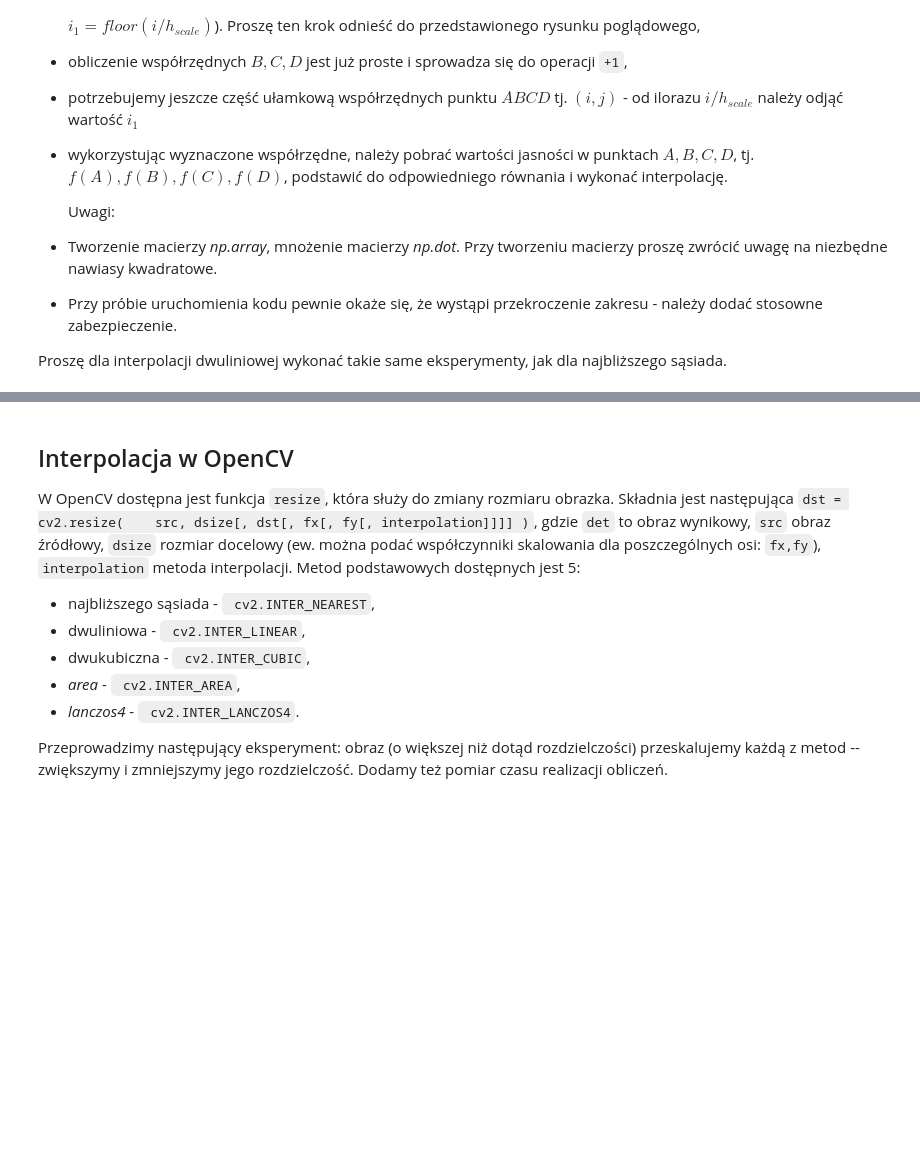
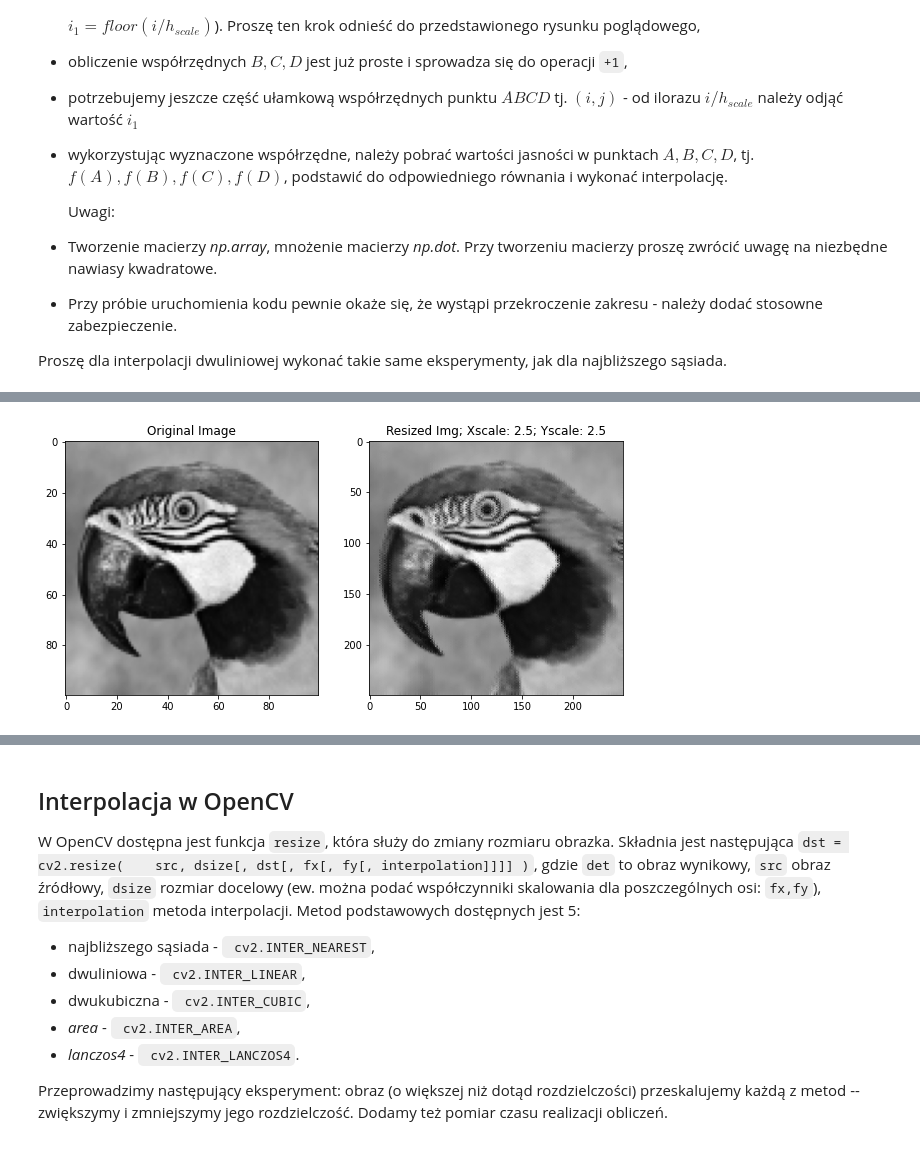
Before and after one commit to djmmatracki/ComputerVision, a Jupyter notebook: Resolution/05_resolution.ipynb, the cells around one changed output, grey strips where cells are left out. Cells and saved outputs as stored; diff of their text form; code cells hidden in the pictures; blank space fills up the shorter version.

```diff
--- a/Resolution/05_resolution.ipynb
+++ b/Resolution/05_resolution.ipynb
@@ -237,0 +298,4 @@ Proszę dla interpolacji dwuliniowej wykonać takie same eksperymenty, jak dla
+# %%
+BilinearInterpolationPlot(I, 2.5, 2.5)
+# %% [output]
+[figure, added]
```
Also changed, not shown: parts of 8 cells of this notebook.
